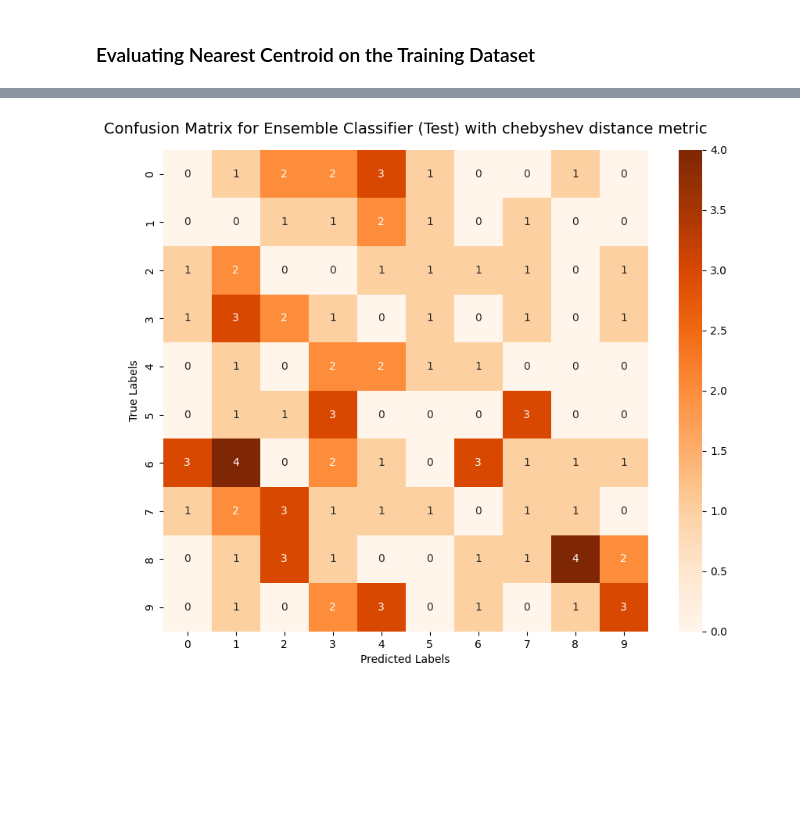
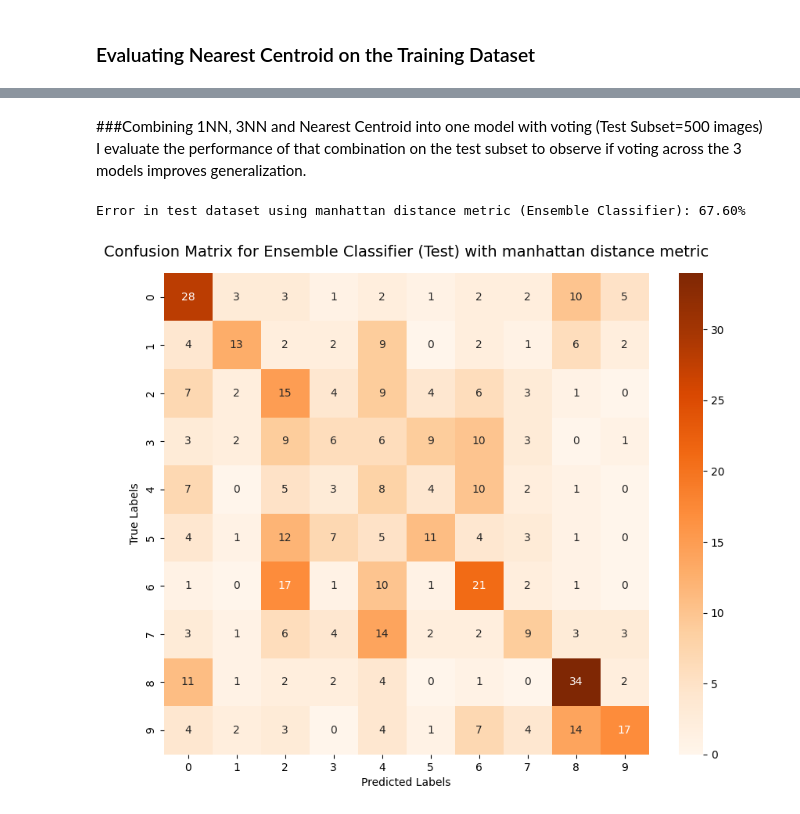
Before and after one commit to giannisster/knn-and-centroid-tests-over-cifar10, a Jupyter notebook: DL_Task_1.ipynb, the cells around one changed output, grey strips where cells are left out. Saved outputs shown, nothing was run; the diff lists cells and outputs as text; code cells hidden in the pictures; blank space fills up the shorter version.

```diff
--- a/DL_Task_1.ipynb
+++ b/DL_Task_1.ipynb
@@ -235,20 +275,0 @@ Error in train dataset using chebyshev distance metric (k=3): 0.00%
-# %%
-train_subset_size = 100
-
-# Test KNN (k=3) on training subset
-for metric in ['euclidian', 'manhattan', 'chebyshev']:
-    preds = []
-    error = 0
-    for i in range(train_subset_size):
-        pred = knn.predict(X_train, y_train, X_train[i], k=3, distance=metric)
-        preds.append(pred)
-        error += 0 if pred == y_train[i] else 1
-    print(f"Error in train dataset using {metric} distance metric (k=3): {error/train_subset_size * 100:.2f}%")
-
-    cm = confusion_matrix(y_train[:train_subset_size], preds)
-    plt.figure(figsize=(10, 8))
-    plt.title("Confusion Matrix for KNN Classifier (k=3) on Train with " + metric + " distance metric", fontsize=14, pad=15)
-    sns.heatmap(cm, annot=True, fmt='d', cmap='Greens')
-    plt.xlabel('Predicted Labels')
-    plt.ylabel('True Labels')
-    plt.show()
@@ -291,25 +307,28 @@ Error in train dataset using chebyshev distance metric (Nearest Centroid): 78.67
+# %% [markdown]
+###Combining 1NN, 3NN and Nearest Centroid into one model with voting (Test Subset=500 images)
+I evaluate the performance of that combination on the test subset to observe if voting across the 3 models improves generalization.
 # %%
-test_subset_size = 100
+test_subset_size = 500
+metric = 'manhattan'
+preds = []
+error = 0
+for i in range(test_subset_size):
+    pred = nc.predict(X_test[i], distance=metric)
+    pred1 = knn.predict(X_train, y_train, X_test[i], k=1, distance=metric)
+    pred2 = knn.predict(X_train, y_train, X_test[i], k=3, distance=metric)
+    final_pred = Counter([pred, pred1, pred2]).most_common(1)[0][0]
+    preds.append(final_pred)
+    error += 0 if final_pred == y_test[i] else 1
 
-for metric in ['euclidian', 'manhattan', 'chebyshev']:
-    preds = []
-    error = 0
-    for i in range(test_subset_size):
-        pred = nc.predict(X_test[i], distance=metric)
-        pred1 = knn.predict(X_train, y_train, X_train[i], k=1, distance=metric)
-        pred2 = knn.predict(X_train, y_train, X_train[i], k=3, distance=metric)
-        final_pred = Counter([pred, pred1, pred2]).most_common(1)[0][0]
-        preds.append(final_pred)
-        error += 0 if final_pred == y_test[i] else 1
+print(f"Error in test dataset using {metric} distance metric (Ensemble Classifier): {error/test_subset_size * 100:.2f}%")
 
-    print(f"Error in test dataset using {metric} distance metric (Ensemble Classifier): {error/test_subset_size * 100:.2f}%")
-
-    cm = confusion_matrix(y_test[:test_subset_size], preds)
-    plt.figure(figsize=(10, 8))
-    plt.title("Confusion Matrix for Ensemble Classifier (Test) with " + metric + " distance metric", fontsize=14, pad=15)
-    sns.heatmap(cm, annot=True, fmt='d', cmap='Oranges')
-    plt.xlabel('Predicted Labels')
-    plt.ylabel('True Labels')
-    plt.show()
+cm = confusion_matrix(y_test[:test_subset_size], preds)
+plt.figure(figsize=(10, 8))
+plt.title("Confusion Matrix for Ensemble Classifier (Test) with " + metric + " distance metric", fontsize=14, pad=15)
+sns.heatmap(cm, annot=True, fmt='d', cmap='Oranges')
+plt.xlabel('Predicted Labels')
+plt.ylabel('True Labels')
+plt.show()
 # %% [output]
+Error in test dataset using manhattan distance metric (Ensemble Classifier): 67.60%
-[figure, old version]
+[figure, new version]
```
Also changed, not shown: parts of 18 cells of this notebook.
